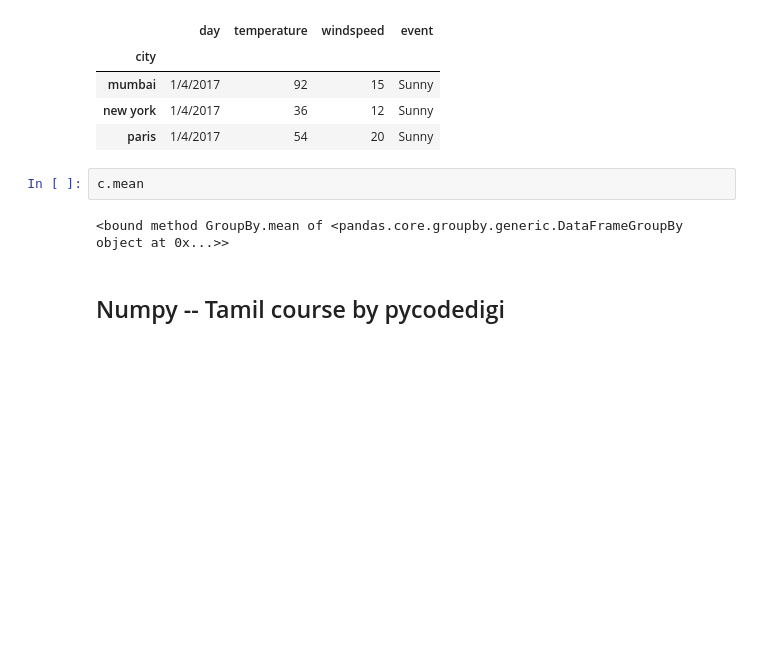
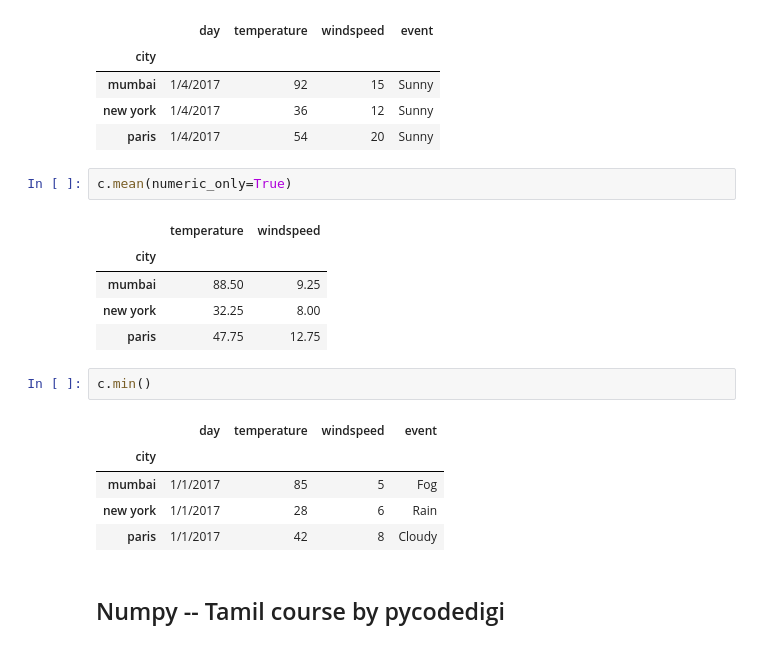
Before and after one commit to uba-sagan/Projects, a Jupyter notebook: Data_Analytics/Pandas.ipynb, the cells around one changed output. Saved outputs shown, nothing was run; the diff lists cells and outputs as text; blank space fills up the shorter version.

Commit message:
pandas code update

```diff
--- a/Data_Analytics/Pandas.ipynb
+++ b/Data_Analytics/Pandas.ipynb
@@ -1140,8 +1140,20 @@ c.max()
 | new york | 1/4/2017 | 36 | 12 | Sunny |
 | paris | 1/4/2017 | 54 | 20 | Sunny |
 # %%
-c.mean
+c.mean(numeric_only=True)
 # %% [output]
-<bound method GroupBy.mean of <pandas.core.groupby.generic.DataFrameGroupBy object at 0x...>>
+|  | temperature | windspeed |
+| city |  |  |
+| mumbai | 88.50 | 9.25 |
+| new york | 32.25 | 8.00 |
+| paris | 47.75 | 12.75 |
+# %%
+c.min()
+# %% [output]
+|  | day | temperature | windspeed | event |
+| city |  |  |  |  |
+| mumbai | 1/1/2017 | 85 | 5 | Fog |
+| new york | 1/1/2017 | 28 | 6 | Rain |
+| paris | 1/1/2017 | 42 | 8 | Cloudy |
 # %% [markdown]
 ## Numpy -- Tamil course by pycodedigi
```
